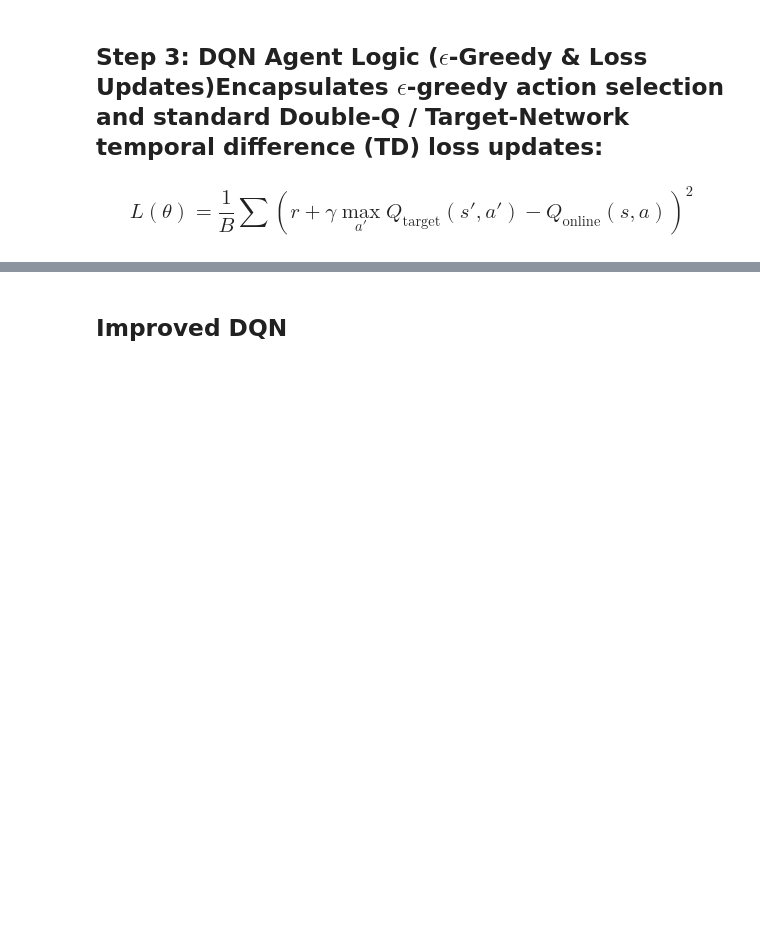
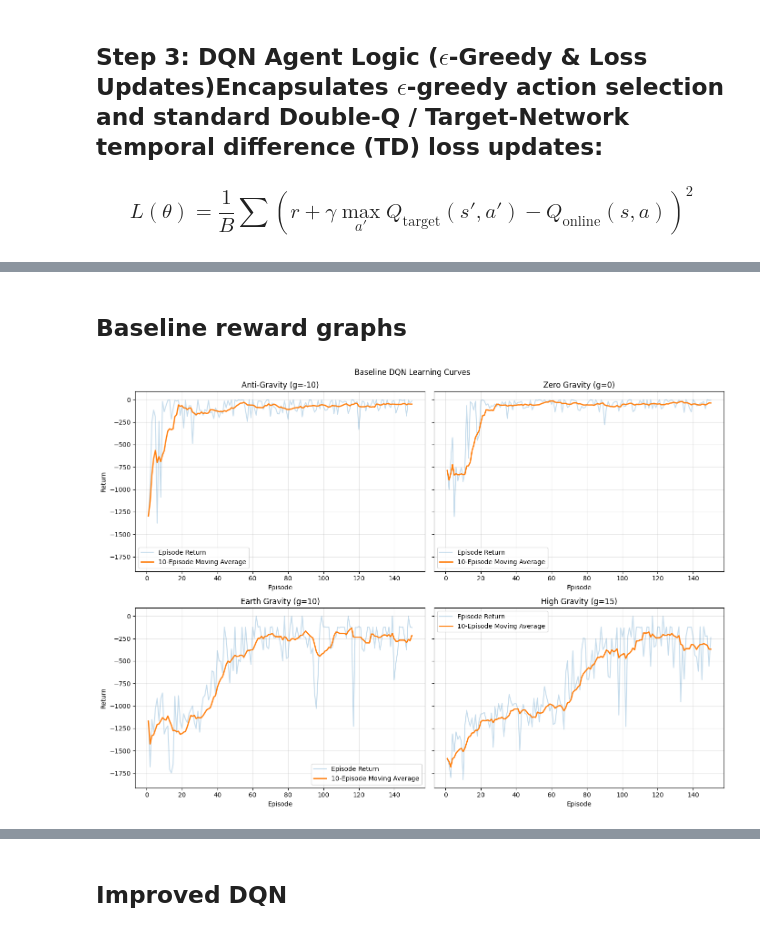
Before and after one commit to noodlebatteries124/deleca2, a Jupyter notebook: PtBJunHao.ipynb, the cells around one changed output, grey strips where cells are left out. Saved outputs shown, nothing was run; the diff lists cells and outputs as text; code cells hidden in the pictures; blank space fills up the shorter version.

```diff
--- a/PtBJunHao.ipynb
+++ b/PtBJunHao.ipynb
@@ -1197,0 +1058,63 @@ plt.show()
+# %% [markdown]
+## Baseline reward graphs
+# %%
+import numpy as np
+import matplotlib.pyplot as plt
+
+gravities = ["g=-10", "g=0", "g=10", "g=15"]
+
+gravity_labels = {
+    "g=-10": "Anti-Gravity",
+    "g=0": "Zero Gravity",
+    "g=10": "Earth Gravity",
+    "g=15": "High Gravity"
+}
+
+fig, axes = plt.subplots(
+    2, 2,
+    figsize=(14, 10),
+    sharey=True
+)
+
+for gravity_name, axis in zip(gravities, axes.flat):
+
+    history = baseline_results[gravity_name]["history"]
+
+    episodes = np.arange(
+        1,
+        len(history["returns"]) + 1
+    )
+
+    # Episode returns
+    axis.plot(
+        episodes,
+        history["returns"],
+        alpha=0.25,
+        label="Episode Return"
+    )
+
+    # 10-episode moving average
+    axis.plot(
+        episodes,
+        history["moving_avg_returns"],
+        linewidth=2,
+        label="10-Episode Moving Average"
+    )
+
+    axis.set_title(
+        f"{gravity_labels[gravity_name]} ({gravity_name})"
+    )
+
+    axis.set_xlabel("Episode")
+    axis.grid(alpha=0.3)
+    axis.legend()
+
+axes[0, 0].set_ylabel("Return")
+axes[1, 0].set_ylabel("Return")
+
+plt.suptitle("Baseline DQN Learning Curves")
+
+plt.tight_layout()
+plt.show()
+# %% [output]
+[figure, added]
```
Also changed, not shown: parts of 86 cells of this notebook, 6 other files.
